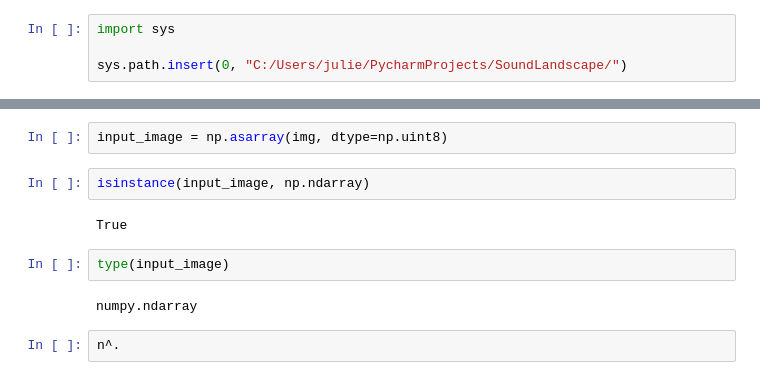
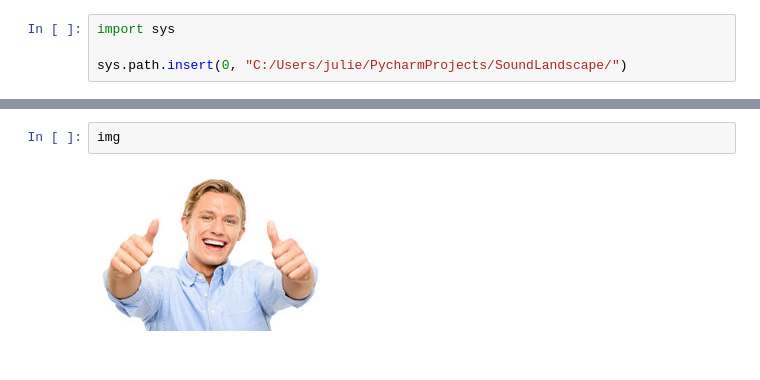
Before and after one commit to AzemaBaptiste/SoundLandscape, a Jupyter notebook: notebooks/05 src.models.predict_model.py.ipynb, the cells around one changed output, grey strips where cells are left out. Saved outputs shown, nothing was run; the diff lists cells and outputs as text.

```diff
--- a/notebooks/05 src.models.predict_model.py.ipynb
+++ b/notebooks/05 src.models.predict_model.py.ipynb
@@ -104,12 +105,4 @@ neutral
-# %%
-input_image = np.asarray(img, dtype=np.uint8)
-# %%
-isinstance(input_image, np.ndarray)
-# %% [output]
-True
-# %%
-type(input_image)
-# %% [output]
-numpy.ndarray
-# %%
-n^.
+# %%
+img
+# %% [output]
+[figure, added]
```
Also changed, not shown: parts of 1 cell of this notebook, 32 other files.
